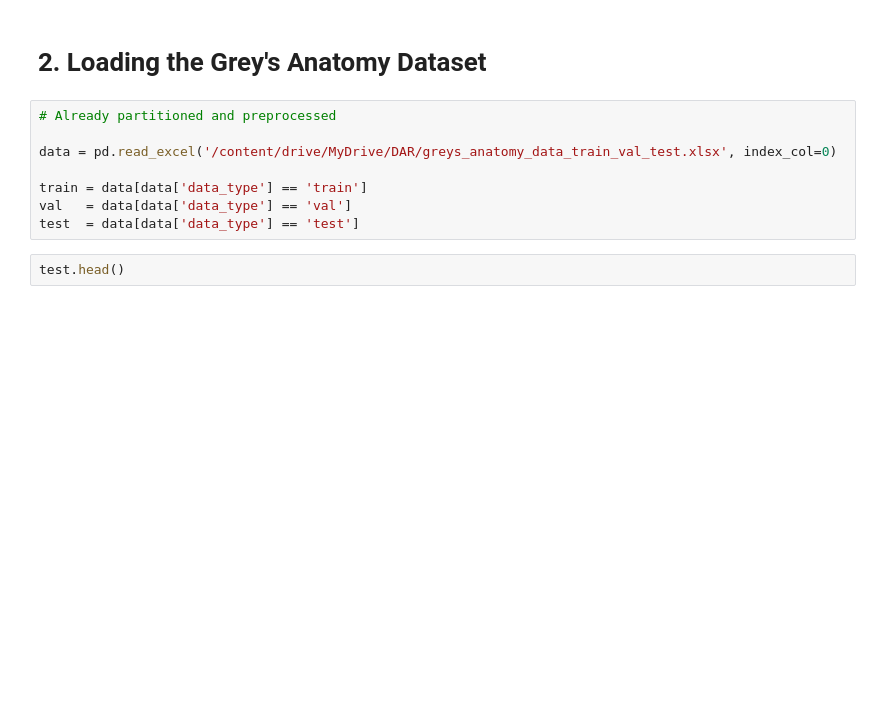
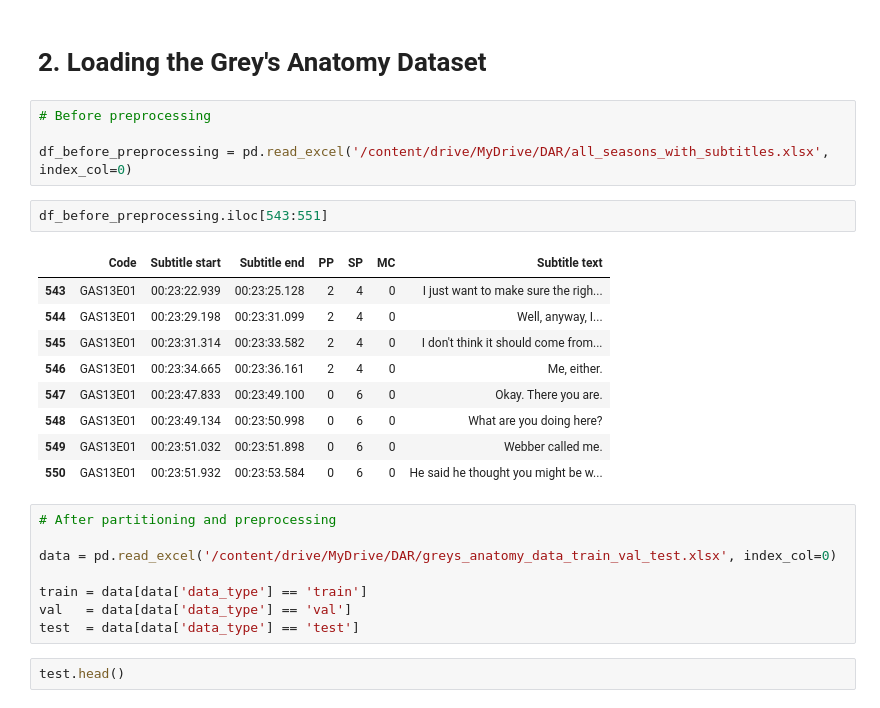
Before and after one commit to ffedox/isotopy-distribution, a Jupyter notebook: Regression_Baselines.ipynb, the cells around one changed output. Saved outputs shown, nothing was run; the diff lists cells and outputs as text; blank space fills up the shorter version.

```diff
--- a/Regression_Baselines.ipynb
+++ b/Regression_Baselines.ipynb
@@ -24,8 +24,24 @@ drive.mount('/content/drive')
 Mounted at /content/drive
 # %% [markdown]
 # 2. Loading the Grey's Anatomy Dataset
+# %%
+# Before preprocessing
+
+df_before_preprocessing = pd.read_excel('/content/drive/MyDrive/DAR/all_seasons_with_subtitles.xlsx', index_col=0)
+# %%
+df_before_preprocessing.iloc[543:551]
+# %% [output]
+|  | Code | Subtitle start | Subtitle end | PP | SP | MC | Subtitle text |
+| 543 | GAS13E01 | 00:23:22.939 | 00:23:25.128 | 2 | 4 | 0 | I just want to make sure the righ... |
+| 544 | GAS13E01 | 00:23:29.198 | 00:23:31.099 | 2 | 4 | 0 | Well, anyway, I... |
+| 545 | GAS13E01 | 00:23:31.314 | 00:23:33.582 | 2 | 4 | 0 | I don't think it should come from... |
+| 546 | GAS13E01 | 00:23:34.665 | 00:23:36.161 | 2 | 4 | 0 | Me, either. |
+| 547 | GAS13E01 | 00:23:47.833 | 00:23:49.100 | 0 | 6 | 0 | Okay. There you are. |
+| 548 | GAS13E01 | 00:23:49.134 | 00:23:50.998 | 0 | 6 | 0 | What are you doing here? |
+| 549 | GAS13E01 | 00:23:51.032 | 00:23:51.898 | 0 | 6 | 0 | Webber called me. |
+| 550 | GAS13E01 | 00:23:51.932 | 00:23:53.584 | 0 | 6 | 0 | He said he thought you might be w... |
 # %%
-# Already partitioned and preprocessed
+# After partitioning and preprocessing
 
 data = pd.read_excel('/content/drive/MyDrive/DAR/greys_anatomy_data_train_val_test.xlsx', index_col=0)
 
```
